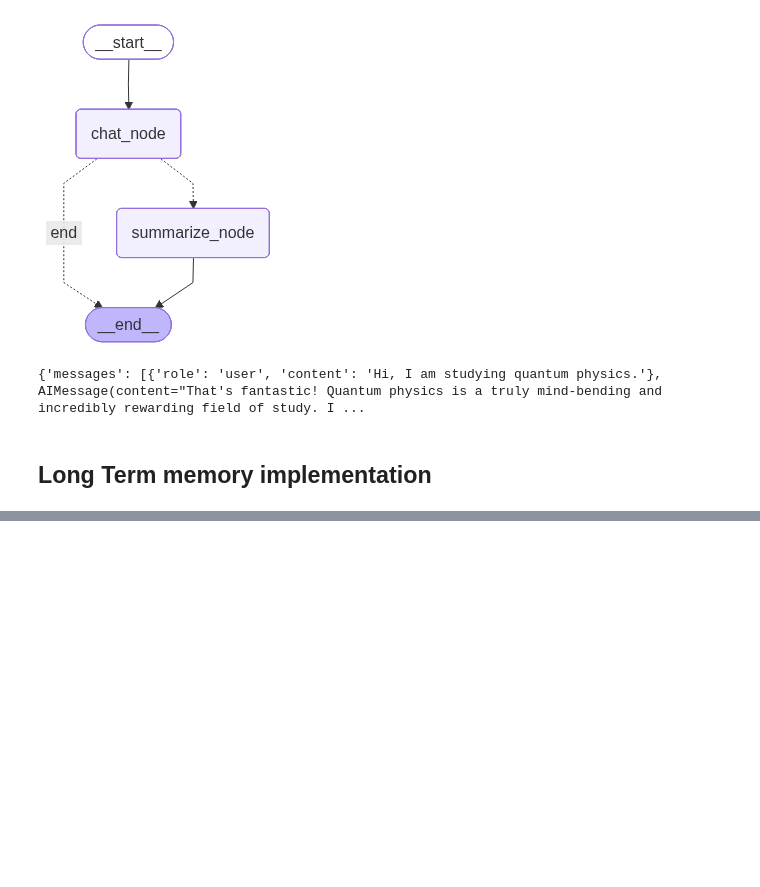
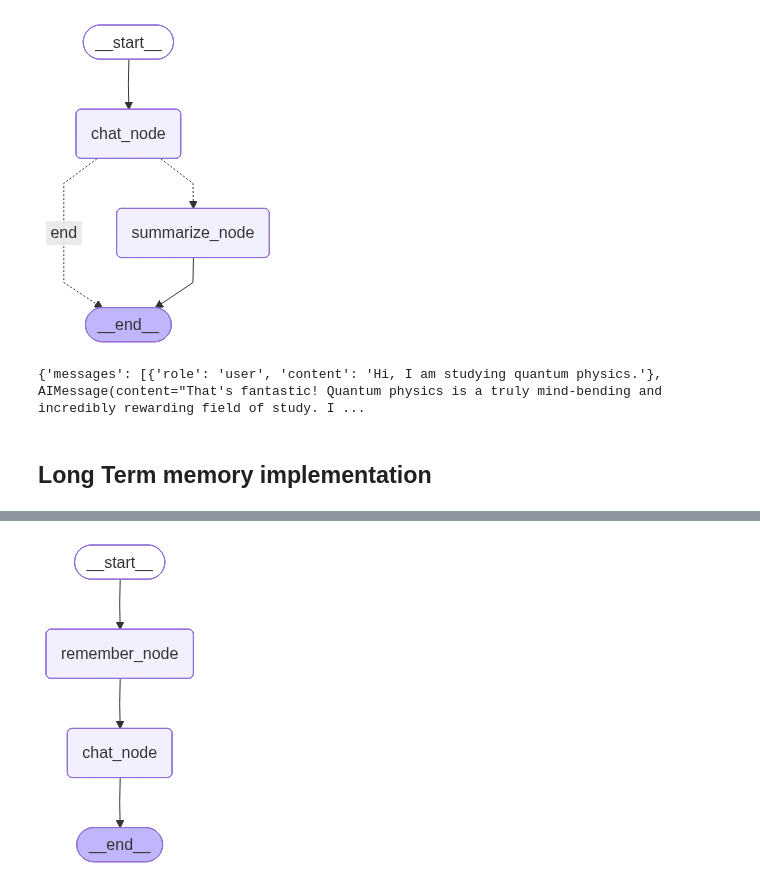
Before and after one commit to Pixelz123/genai, a Jupyter notebook: lg2.ipynb, the cells around one changed output, grey strips where cells are left out. Cells and saved outputs as stored; diff of their text form; code cells hidden in the pictures; blank space fills up the shorter version.

Commit message:
long term memory implementation in-memory and postgres

```diff
--- a/lg2.ipynb
+++ b/lg2.ipynb
@@ -227,0 +260,3 @@ Item(namespace=['user', 'u1'], key='1', value={'data': 'this is test data'}, cre
+# %%
+chat_llm = ChatGoogleGenerativeAI(model="gemini-2.5-flash")
+extractor_llm = ChatGoogleGenerativeAI(model="gemini-2.5-flash",temperature=0)
@@ -227,0 +321,44 @@ Item(namespace=['user', 'u1'], key='1', value={'data': 'this is test data'}, cre
+# %%
+from langchain_core.messages import SystemMessage
+def chat_node(state: MessageState):
+    """Retrieves relevant semantic memories and generates a personalized response."""
+    user_id = config["configurable"]["user_id"]
+    last_message = state["messages"][-1]['content']
+
+    relevent_memories= store.search(
+        ("users",user_id),
+        query=last_message,
+        limit=3
+    )
+    memory_context=""
+    if relevent_memories:
+        memory_context="Relevent context about the user :\n"+"\n".join(
+           [f"- {mem.value['data']} (from {mem.namespace[-1]})" for mem in relevent_memories]
+        )
+    chat_prompt = f"""
+      you are a highly capable AI assistant with long term memory.
+      Use the following retrived memory to deeply personalize your response.
+      {memory_context}
+      Responsd naturally. Do not explicitly announce that you are looking for memory data
+    """
+    final_chat_prompt = [SystemMessage(content=chat_prompt)]+state['messages']
+    response= chat_llm.invoke(final_chat_prompt)
+
+    return {"messages": [response]}
+# %%
+from langgraph.graph import StateGraph,START,END
+# from langgraph.store.memory import InMemorySaver
+graph = StateGraph(MessageState)
+
+graph.add_node("remember_node",remember_node)
+graph.add_node("chat_node",chat_node)
+
+graph.add_edge(START,"remember_node")
+graph.add_edge("remember_node","chat_node")
+graph.add_edge("chat_node",END)
+
+# checkpointer = InMemorySaver()
+workflow = graph.compile(store=store)
+workflow
+# %% [output]
+[figure, added]
```
Also changed, not shown: parts of 14 cells of this notebook.
